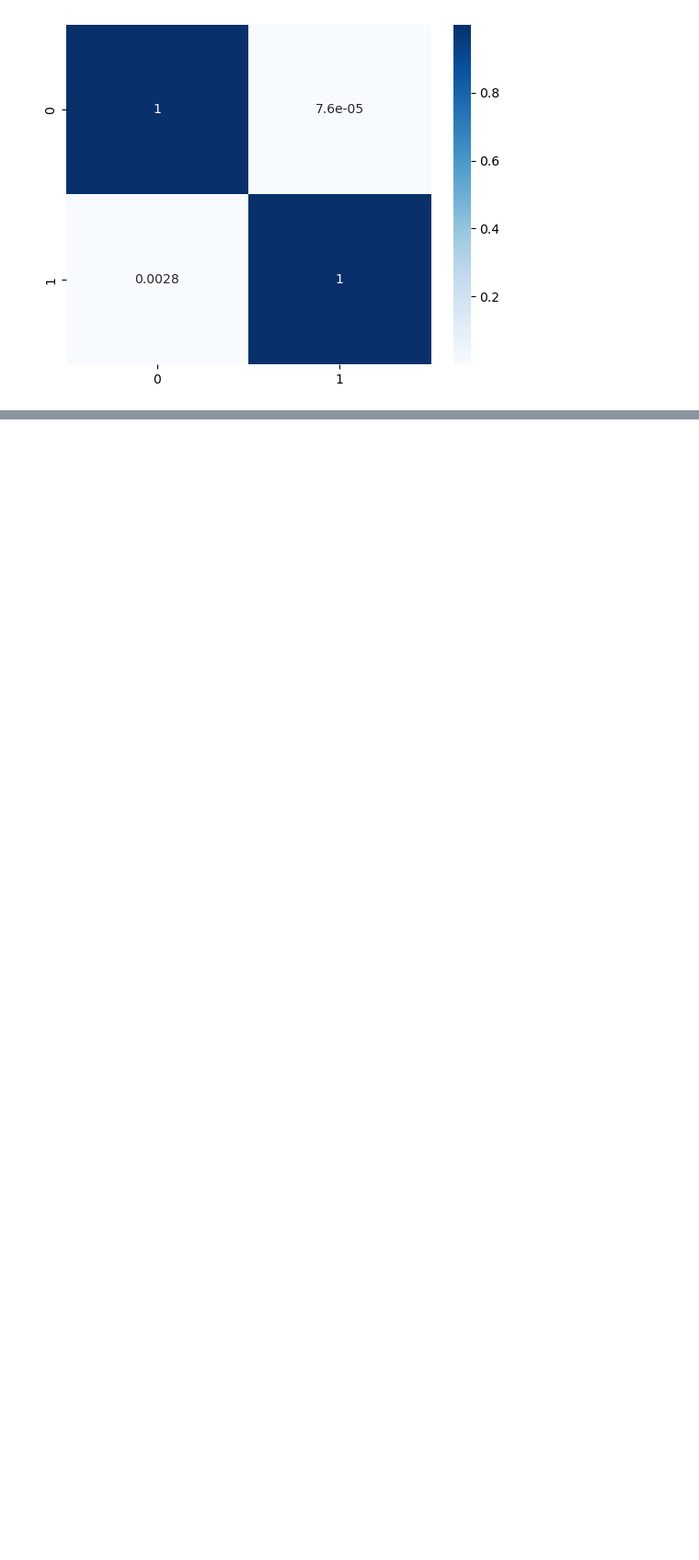
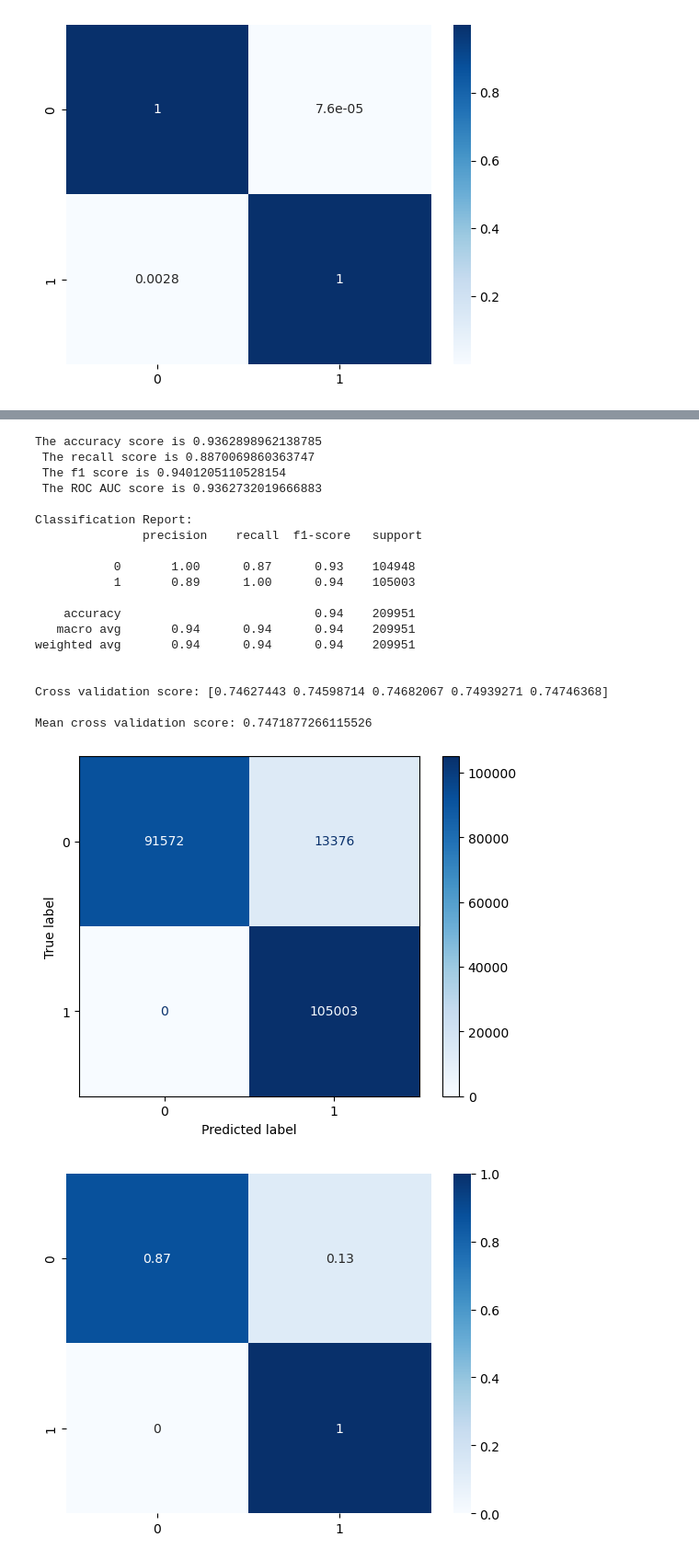
Before and after one commit to PBustamante65/NEO, a Jupyter notebook: API_test/NEOAPI.ipynb, the cells around one changed output, grey strips where cells are left out. Shown at 92% size. Saved outputs shown, nothing was run; the diff lists cells and outputs as text; code cells hidden in the pictures; blank space fills up the shorter version.

Commit message:
Tests

```diff
--- a/API_test/NEOAPI.ipynb
+++ b/API_test/NEOAPI.ipynb
@@ -3077,0 +3123,6 @@ Mean cross validation score: 0.9880872608145335
+# %%
+rnd_clf = RandomForestClassifier(n_estimators=50, random_state=42, n_jobs=-1)
+rnd_clf.fit(xpd, ypd)
+
+pred = rnd_clf.predict(X_test)
+print(f'F1 score: {f1_score(pred, y_test, average="weighted")}')
@@ -3077,0 +3138,6 @@ Mean cross validation score: 0.9880872608145335
+# %%
+feature_importances = {name: score for name, score in zip(list(df1), rnd_clf.feature_importances_)}
+
+feature_importances_sorted = pd.Series(feature_importances).sort_values(ascending=False)
+
+feature_importances_sorted.head(10)
@@ -3077,0 +3156,3 @@ Mean cross validation score: 0.9880872608145335
+# %%
+columns = list(feature_importances_sorted.head(10).index)
+columns
@@ -3077,0 +3170,29 @@ Mean cross validation score: 0.9880872608145335
+# %%
+X_train_reduced = xpd[columns].copy()
+X_test_reduced = xtpd[columns].copy()
+# %%
+log_reg = dp.LogRegression(X_train_reduced, X_test_reduced, y_train, y_test)
+
+log_reg.fit()
+# %% [output]
+The accuracy score is 0.9362898962138785
+ The recall score is 0.8870069860363747
+ The f1 score is 0.9401205110528154
+ The ROC AUC score is 0.9362732019666883
+
+Classification Report:
+               precision    recall  f1-score   support
+
+           0       1.00      0.87      0.93    104948
+           1       0.89      1.00      0.94    105003
+
+    accuracy                           0.94    209951
+   macro avg       0.94      0.94      0.94    209951
+weighted avg       0.94      0.94      0.94    209951
+
+
+Cross validation score: [0.74627443 0.74598714 0.74682067 0.74939271 0.74746368]
+
+Mean cross validation score: 0.7471877266115526
+[figure, added]
+[figure, added]
```
Also changed, not shown: parts of 12 cells of this notebook, 1 other file.
